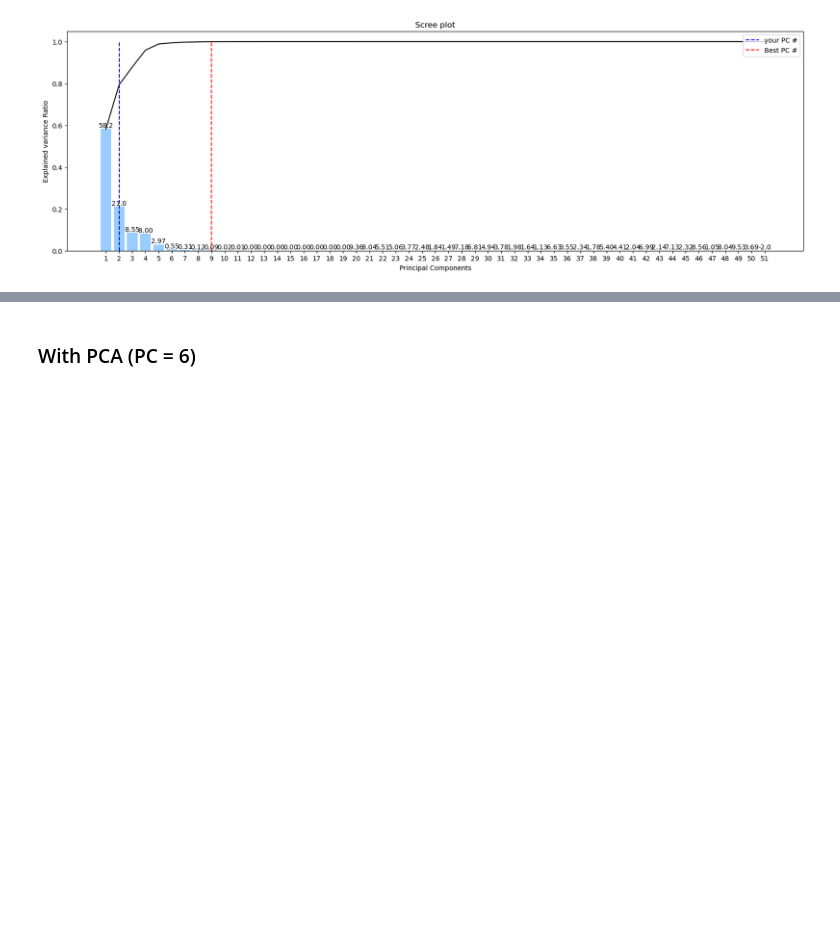
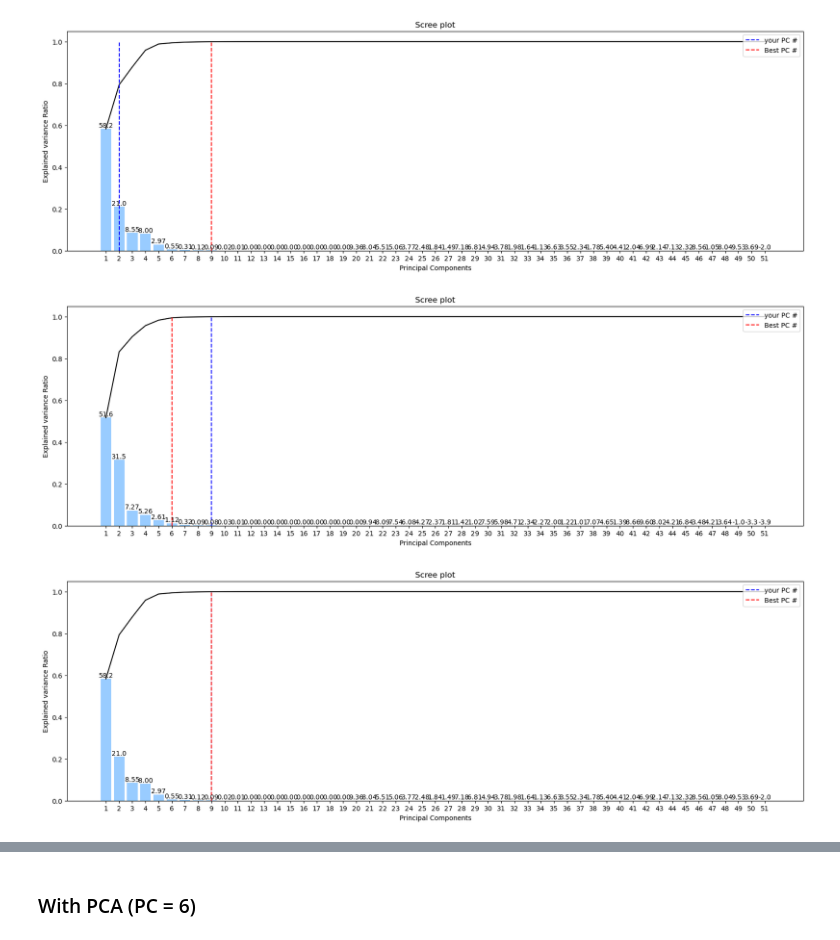
Before and after one commit to KyungTaek-Oh/Class, a Jupyter notebook: MachineLearning/PCA/ML_PCA_AS02-1.ipynb, the cells around one changed output, grey strips where cells are left out. Saved outputs shown, nothing was run; the diff lists cells and outputs as text; code cells hidden in the pictures; blank space fills up the shorter version.

```diff
--- a/MachineLearning/PCA/ML_PCA_AS02-1.ipynb
+++ b/MachineLearning/PCA/ML_PCA_AS02-1.ipynb
@@ -295,3 +299,10 @@ X_train_pca_2 = pca(X_train, 2,0.01)
 X_test_pca_2 = pca(X_test, 2, 0.01)
 # %% [output]
 [figure]
+# %%
+# Test set의 최적 PC 수를 사용해보는 건 어떨까
+X_train_pca_9 = pca(X_train, 9, 0.01)
+X_test_pca_9 = pca(X_test, 9, 0.01)
+# %% [output]
+[figure, added]
+[figure, added]
```
Also changed, not shown: parts of 20 cells of this notebook.
